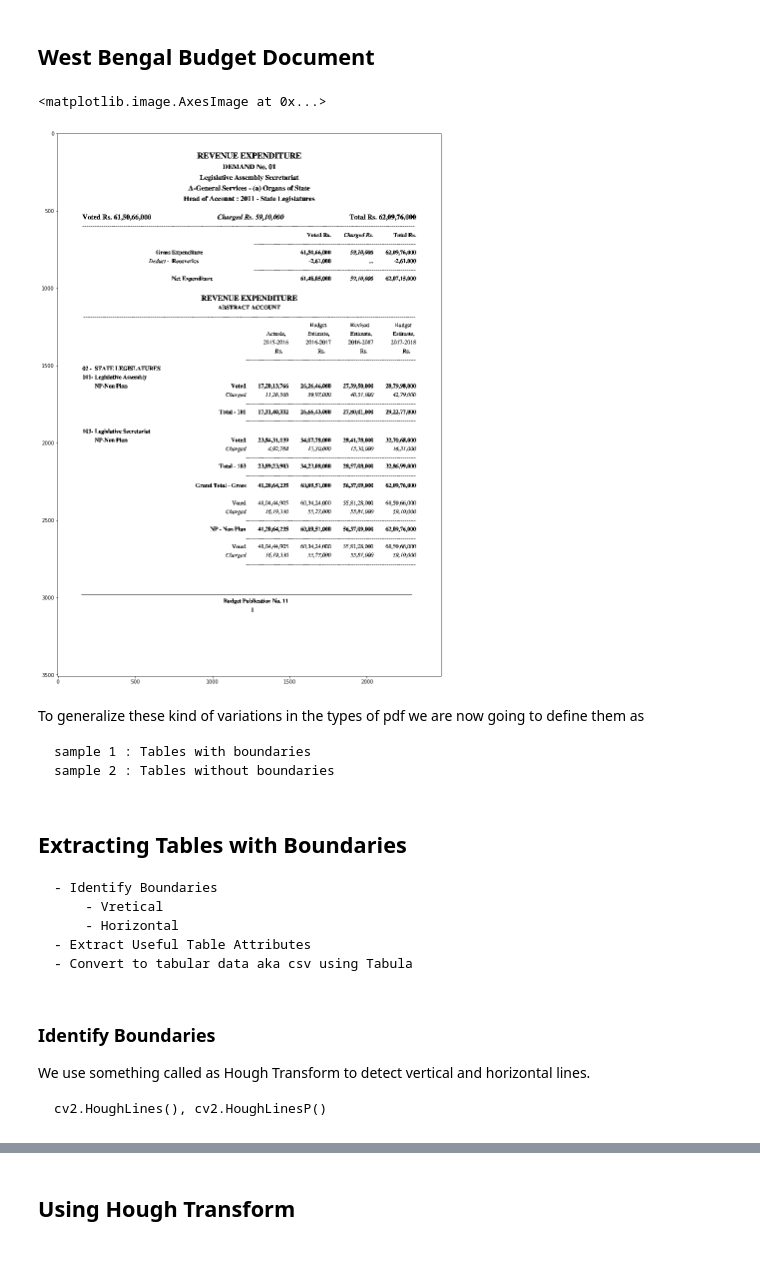
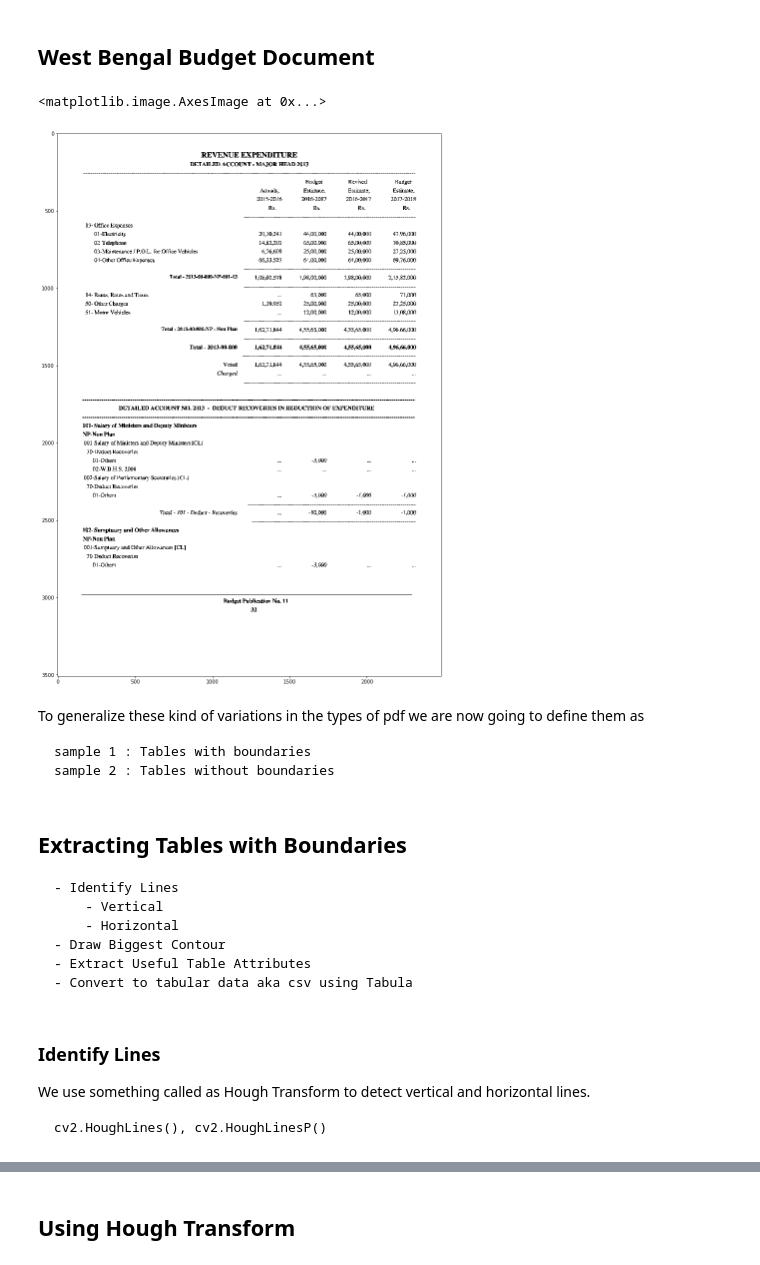
Before and after one commit to heaven00/pycon_delhi_2017, a Jupyter notebook: Liberating tabular data from the clutches of PDFs.ipynb, the cells around one changed output, grey strips where cells are left out. Cells and saved outputs as stored; diff of their text form; code cells hidden in the pictures.

```diff
--- a/Liberating tabular data from the clutches of PDFs.ipynb
+++ b/Liberating tabular data from the clutches of PDFs.ipynb
@@ -80,15 +80,15 @@ plt.imshow(kn_page_image, cmap='gray')
 # %%
 # Similarly we can read other documents and convert to images for processing
 wb_pdf_file_path = 'pdfs/west bengal/2017-18/2017_bp11_Demand Nos.1-5.pdf'
 wb_pdf = PdfFileReader(open(wb_pdf_file_path, 'rb'))
 
-wb_page_image = get_page_image_from_pdf(2, 'west_bengal_sample.png', wb_pdf_file_path)
+wb_page_image = get_page_image_from_pdf(33, 'west_bengal_sample.png', wb_pdf_file_path)
 
 plt.figure(figsize=(30,20))
 plt.imshow(wb_page_image, cmap='gray')
 # %% [output]
 <matplotlib.image.AxesImage at 0x...>
-[figure, old version]
+[figure, new version]
 # %% [markdown]
 To generalize these kind of variations in the types of pdf we are now going to define them as
 
@@ -98,13 +98,14 @@ To generalize these kind of variations in the types of pdf we are now going to d
 ## Extracting Tables with Boundaries
 
 
-    - Identify Boundaries
-        - Vretical
+    - Identify Lines
+        - Vertical
         - Horizontal
+    - Draw Biggest Contour
     - Extract Useful Table Attributes
     - Convert to tabular data aka csv using Tabula
 # %% [markdown]
-### Identify Boundaries
+### Identify Lines
 
 We use something called as Hough Transform to detect vertical and horizontal lines.
 
```
Also changed, not shown: parts of 10 cells of this notebook, 5 other files.
